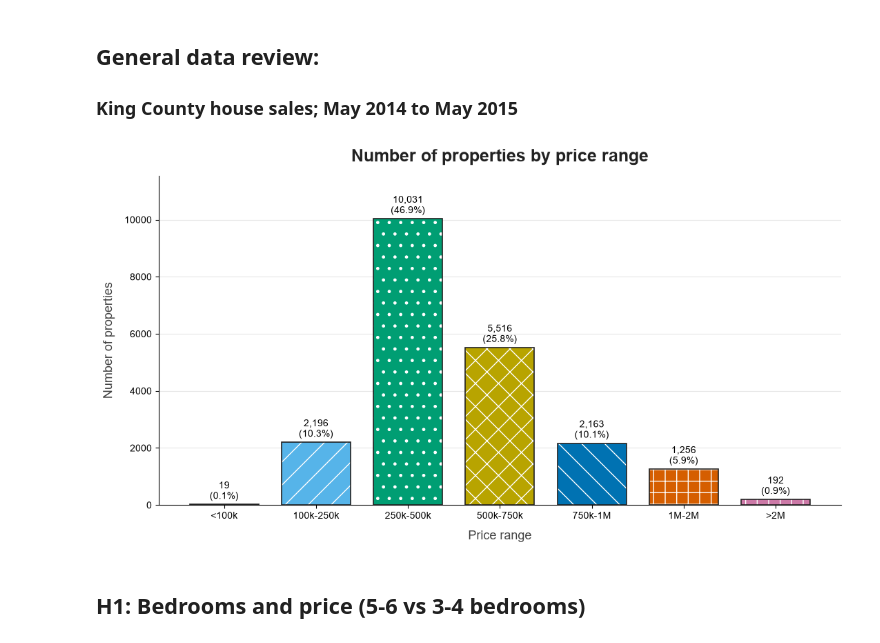
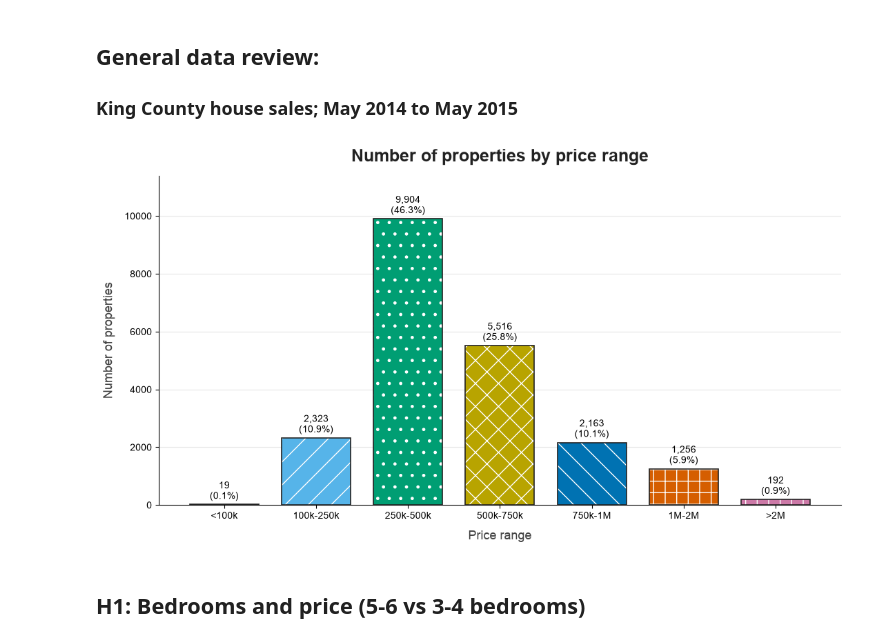
Before and after one commit to Prndxt/eda_project, a Jupyter notebook: 04_eda.ipynb, the cells around one changed output. Saved outputs shown, nothing was run; the diff lists cells and outputs as text; code cells hidden in the pictures.

```diff
--- a/04_eda.ipynb
+++ b/04_eda.ipynb
@@ -28,7 +28,7 @@ plt.rcParams["font.family"] = "Arial"
 plt.rcParams["hatch.linewidth"] = 1.0
 
 # Price segments
-bins = [0, 100_000, 250_000, 500_000, 750_000, 1_000_000, 2_000_000, float("inf")]
+bins = [0, 100_000, 250_001, 500_000, 750_000, 1_000_000, 2_000_000, float("inf")]
 labels = ["<100k", "100k-250k", "250k-500k", "500k-750k", "750k-1M", "1M-2M", ">2M"]
 df_unique = df_house.sort_values("date").drop_duplicates(subset="id", keep="last").copy()
 df_unique["price_range"] = pd.cut(df_unique["price"], bins=bins, labels=labels, right=False)
@@ -48,34 +48,34 @@ fig, ax = plt.subplots(figsize=(11, 6))
 
 # layer 1: colored bars with WHITE hatch (hatch color = edgecolor)
 bars = ax.bar(labels, counts, color=colors, edgecolor="white", linewidth=0, width=0.75)
 for bar, h in zip(bars, hatches):
     bar.set_hatch(h)
     bar.set_edgecolor("white")
 
 # layer 2: thin dark outline on top, so every bar stays clearly defined
 ax.bar(labels, counts, fill=False, edgecolor="#222222", linewidth=1.2, width=0.75)
 
 # value labels on top of each bar
 for bar, n, pct in zip(bars, counts, share):
     ax.text(bar.get_x() + bar.get_width() / 2, bar.get_height() + counts.max() * 0.01,
             f"{n:,}\n({pct:.1f}%)", ha="center", va="bottom", fontsize=10)
 
 ax.set_title("Number of properties by price range",
              fontsize=18, fontweight="bold", color="#222222", pad=15)
 ax.set_xlabel("Price range",
               fontsize=13, color="#444444", labelpad=10)
 ax.set_ylabel("Number of properties",
               fontsize=13, color="#444444", labelpad=10)
 ax.set_ylim(0, counts.max() * 1.15)
 ax.grid(axis="y", alpha=0.3)
 ax.set_axisbelow(True)
 for side in ["top", "right"]:
     ax.spines[side].set_visible(False)
 
 plt.tight_layout()
 plt.show()
 # %% [output]
-[figure, old version]
+[figure, new version]
 # %% [markdown]
 ## H1: Bedrooms and price (5-6 vs 3-4 bedrooms)
 # %%
```
Also changed, not shown: parts of 3 cells of this notebook.
